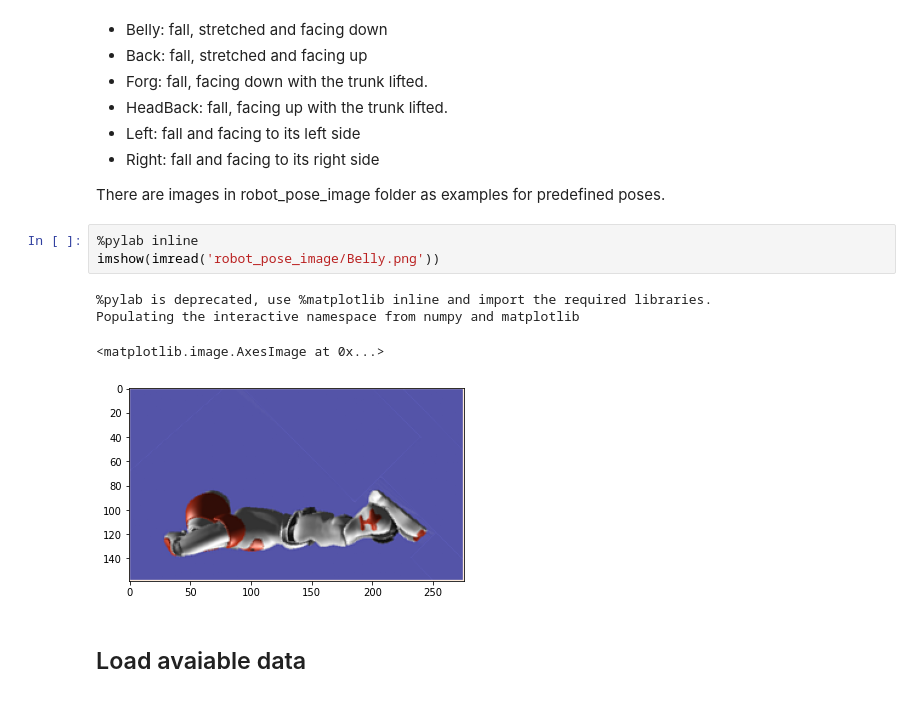
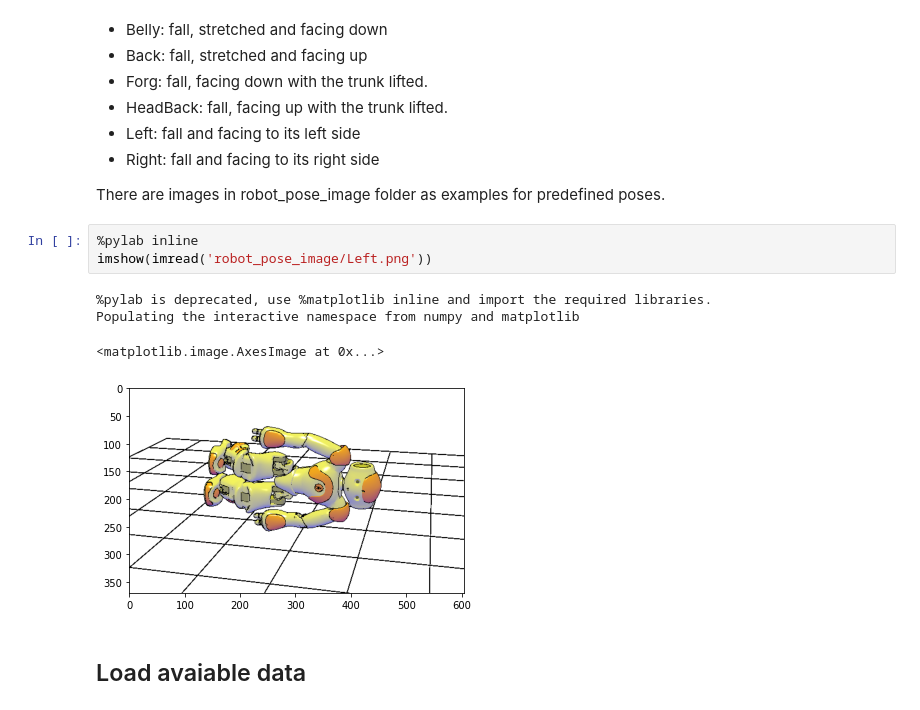
Before and after one commit to HuyenSofiaTUB/programming-humanoid-robot-in-python, a Jupyter notebook: joint_control/add_training_data.ipynb, the cells around one changed output. Drawn from its saved outputs; the diff is of its cells as text.

```diff
--- a/joint_control/add_training_data.ipynb
+++ b/joint_control/add_training_data.ipynb
@@ -17,12 +17,12 @@ The provided train data may not sufficient to get good pose recognization result
 There are images in robot_pose_image folder as examples for predefined poses.
 # %%
 %pylab inline
-imshow(imread('robot_pose_image/Belly.png'))
+imshow(imread('robot_pose_image/Left.png'))
 # %% [output]
 %pylab is deprecated, use %matplotlib inline and import the required libraries.
 Populating the interactive namespace from numpy and matplotlib
 <matplotlib.image.AxesImage at 0x...>
-[figure, old version]
+[figure, new version]
 # %% [markdown]
 ## Load avaiable data
 # %%
```
Also changed, not shown: 1 other file.
